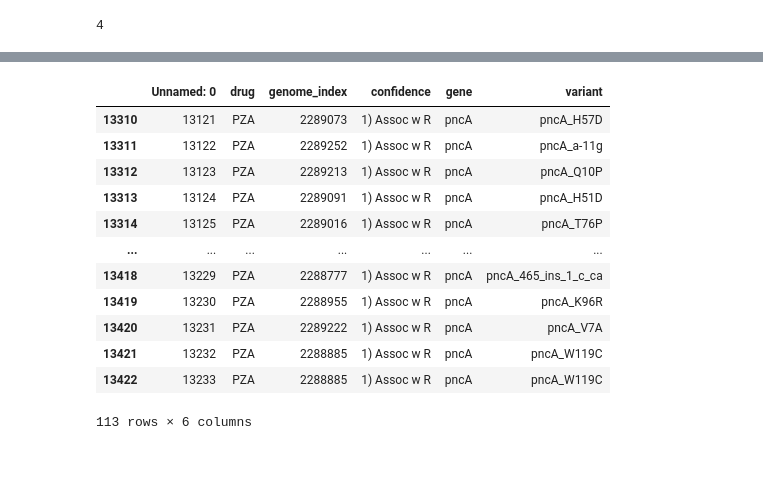
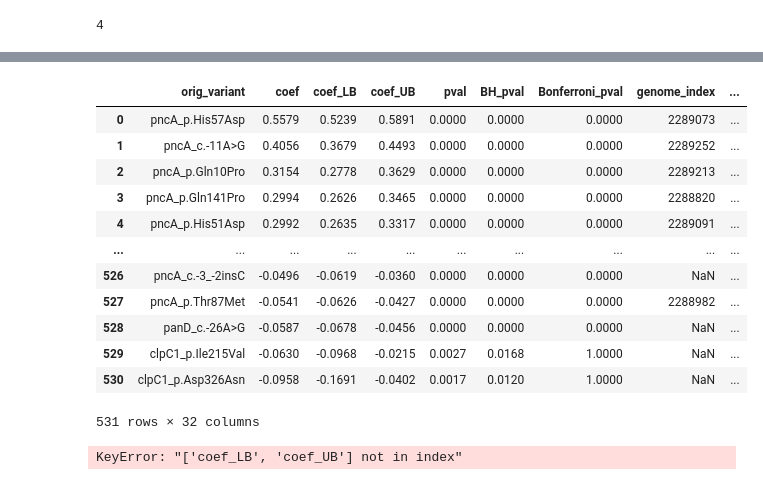
Before and after one commit to farhat-lab/who-analysis, a Jupyter notebook: analysis.ipynb, the cells around one changed output, grey strips where cells are left out. Drawn from its saved outputs; the diff is of its cells as text; code cells hidden in the pictures.

```diff
--- a/analysis.ipynb
+++ b/analysis.ipynb
@@ -151,5 +152,7 @@ pza_res = pd.read_pickle("/n/data1/hms/dbmi/farhat/ye12/who/analysis/Drugs/Pyraz
 
 # number of principal components with positive coefficients (OR > 1)
 print(len(pza_res.query("coef > 0").loc[pza_res.query("coef > 0").orig_variant.str.contains('PC')]))
+
+pza_res_noPopCorr = pd.read_pickle("/n/data1/hms/dbmi/farhat/ye12/who/analysis/Drugs/Pyrazinamide/tiers=1_drop_HET_noPopCorr/model_analysis.pkl")
 # %% [output]
 4
@@ -176,16 +175,22 @@ pza_res.head(20)
+# %%
+pza_res_noPopCorr
+# %% [output]
+|  | orig_variant | coef | coef_LB | coef_UB | pval | BH_pval | Bonferroni_pval | genome_index | ... |
+| 0 | pncA_p.His57Asp | 0.5579 | 0.5239 | 0.5891 | 0.0000 | 0.0000 | 0.0000 | 2289073 | ... |
+| 1 | pncA_c.-11A>G | 0.4056 | 0.3679 | 0.4493 | 0.0000 | 0.0000 | 0.0000 | 2289252 | ... |
+| 2 | pncA_p.Gln10Pro | 0.3154 | 0.2778 | 0.3629 | 0.0000 | 0.0000 | 0.0000 | 2289213 | ... |
+| 3 | pncA_p.Gln141Pro | 0.2994 | 0.2626 | 0.3465 | 0.0000 | 0.0000 | 0.0000 | 2288820 | ... |
+| 4 | pncA_p.His51Asp | 0.2992 | 0.2635 | 0.3317 | 0.0000 | 0.0000 | 0.0000 | 2289091 | ... |
+| ... | ... | ... | ... | ... | ... | ... | ... | ... | ... |
+| 526 | pncA_c.-3_-2insC | -0.0496 | -0.0619 | -0.0360 | 0.0000 | 0.0000 | 0.0000 | NaN | ... |
+| 527 | pncA_p.Thr87Met | -0.0541 | -0.0626 | -0.0427 | 0.0000 | 0.0000 | 0.0000 | 2288982 | ... |
+| 528 | panD_c.-26A>G | -0.0587 | -0.0678 | -0.0456 | 0.0000 | 0.0000 | 0.0000 | NaN | ... |
+| 529 | clpC1_p.Ile215Val | -0.0630 | -0.0968 | -0.0215 | 0.0027 | 0.0168 | 1.0000 | NaN | ... |
+| 530 | clpC1_p.Asp326Asn | -0.0958 | -0.1691 | -0.0402 | 0.0017 | 0.0120 | 1.0000 | NaN | ... |
+531 rows × 32 columns
+# %%
+compare_models_population_structure_correction(pza_res, pza_res_noPopCorr, alpha=0.05, diff_thresh=0)
+# %% [output]
+KeyError: "['coef_LB', 'coef_UB'] not in index"
 # %%
-who_variants.loc[(who_variants.drug == 'PZA') & (who_variants.confidence.str.contains("|".join(["1"])))]
+#who_variants.loc[(who_variants.drug == 'PZA') & (who_variants.confidence.str.contains("|".join(["1"])))]
-# %% [output]
-|  | Unnamed: 0 | drug | genome_index | confidence | gene | variant |
-| 13310 | 13121 | PZA | 2289073 | 1) Assoc w R | pncA | pncA_H57D |
-| 13311 | 13122 | PZA | 2289252 | 1) Assoc w R | pncA | pncA_a-11g |
-| 13312 | 13123 | PZA | 2289213 | 1) Assoc w R | pncA | pncA_Q10P |
-| 13313 | 13124 | PZA | 2289091 | 1) Assoc w R | pncA | pncA_H51D |
-| 13314 | 13125 | PZA | 2289016 | 1) Assoc w R | pncA | pncA_T76P |
-| ... | ... | ... | ... | ... | ... | ... |
-| 13418 | 13229 | PZA | 2288777 | 1) Assoc w R | pncA | pncA_465_ins_1_c_ca |
-| 13419 | 13230 | PZA | 2288955 | 1) Assoc w R | pncA | pncA_K96R |
-| 13420 | 13231 | PZA | 2289222 | 1) Assoc w R | pncA | pncA_V7A |
-| 13421 | 13232 | PZA | 2288885 | 1) Assoc w R | pncA | pncA_W119C |
-| 13422 | 13233 | PZA | 2288885 | 1) Assoc w R | pncA | pncA_W119C |
-113 rows × 6 columns
```
Also changed, not shown: parts of 12 cells of this notebook, 5 other files.
